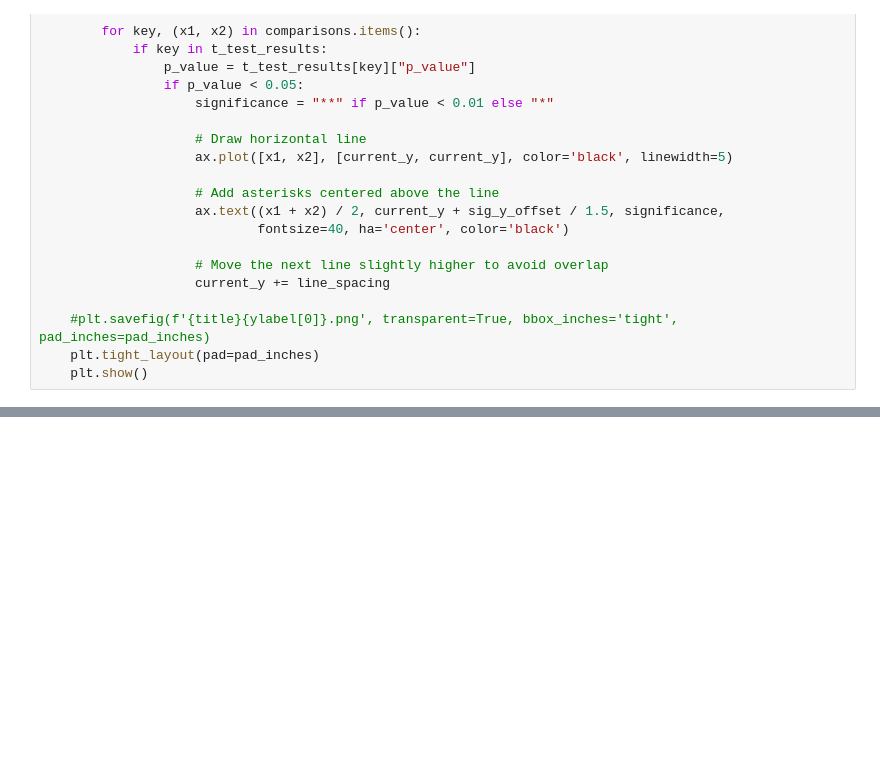
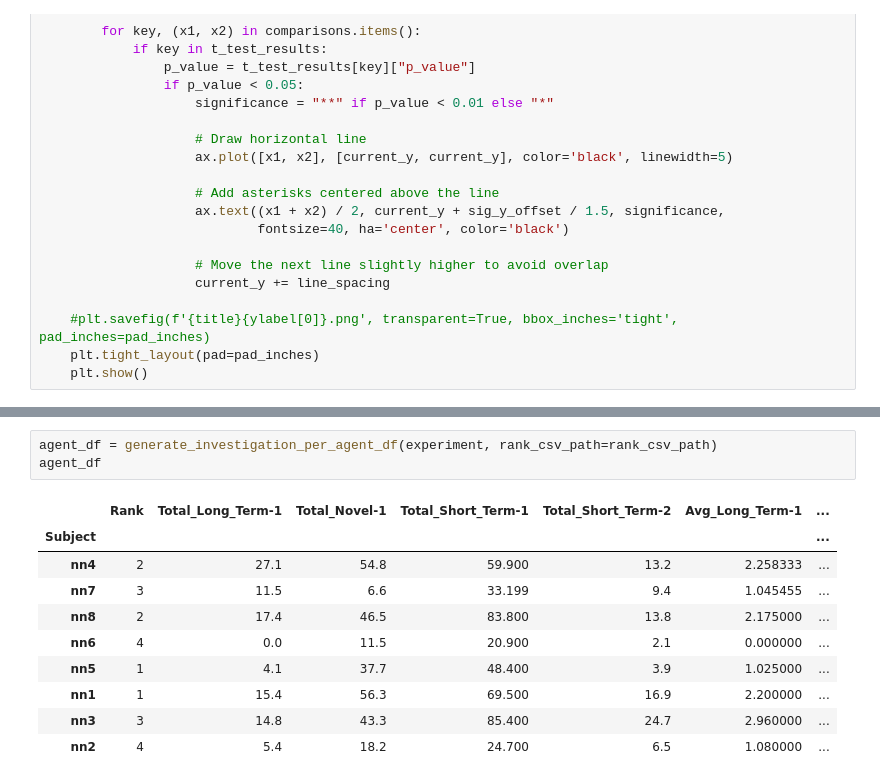
Before and after one commit to padillacoreanolab/Fiber_Photometry, a Jupyter notebook: Home_Cage/hc_analysis.ipynb, the cells around one changed output, grey strips where cells are left out. Cells and saved outputs as stored; diff of their text form; blank space fills up the shorter version.

```diff
--- a/Home_Cage/hc_analysis.ipynb
+++ b/Home_Cage/hc_analysis.ipynb
@@ -671,0 +753,14 @@ plot_da_metrics_combined_oneplot_integrated(experiment,
+# %%
+agent_df = generate_investigation_per_agent_df(experiment, rank_csv_path=rank_csv_path)
+agent_df
+# %% [output]
+|  | Rank | Total_Long_Term-1 | Total_Novel-1 | Total_Short_Term-1 | Total_Short_Term-2 | Avg_Long_Term-1 | ... |
+| Subject |  |  |  |  |  |  | ... |
+| nn4 | 2 | 27.1 | 54.8 | 59.900 | 13.2 | 2.258333 | ... |
+| nn7 | 3 | 11.5 | 6.6 | 33.199 | 9.4 | 1.045455 | ... |
+| nn8 | 2 | 17.4 | 46.5 | 83.800 | 13.8 | 2.175000 | ... |
+| nn6 | 4 | 0.0 | 11.5 | 20.900 | 2.1 | 0.000000 | ... |
+| nn5 | 1 | 4.1 | 37.7 | 48.400 | 3.9 | 1.025000 | ... |
+| nn1 | 1 | 15.4 | 56.3 | 69.500 | 16.9 | 2.200000 | ... |
+| nn3 | 3 | 14.8 | 43.3 | 85.400 | 24.7 | 2.960000 | ... |
+| nn2 | 4 | 5.4 | 18.2 | 24.700 | 6.5 | 1.080000 | ... |
```
Also changed, not shown: parts of 17 cells of this notebook, 4 other files.
